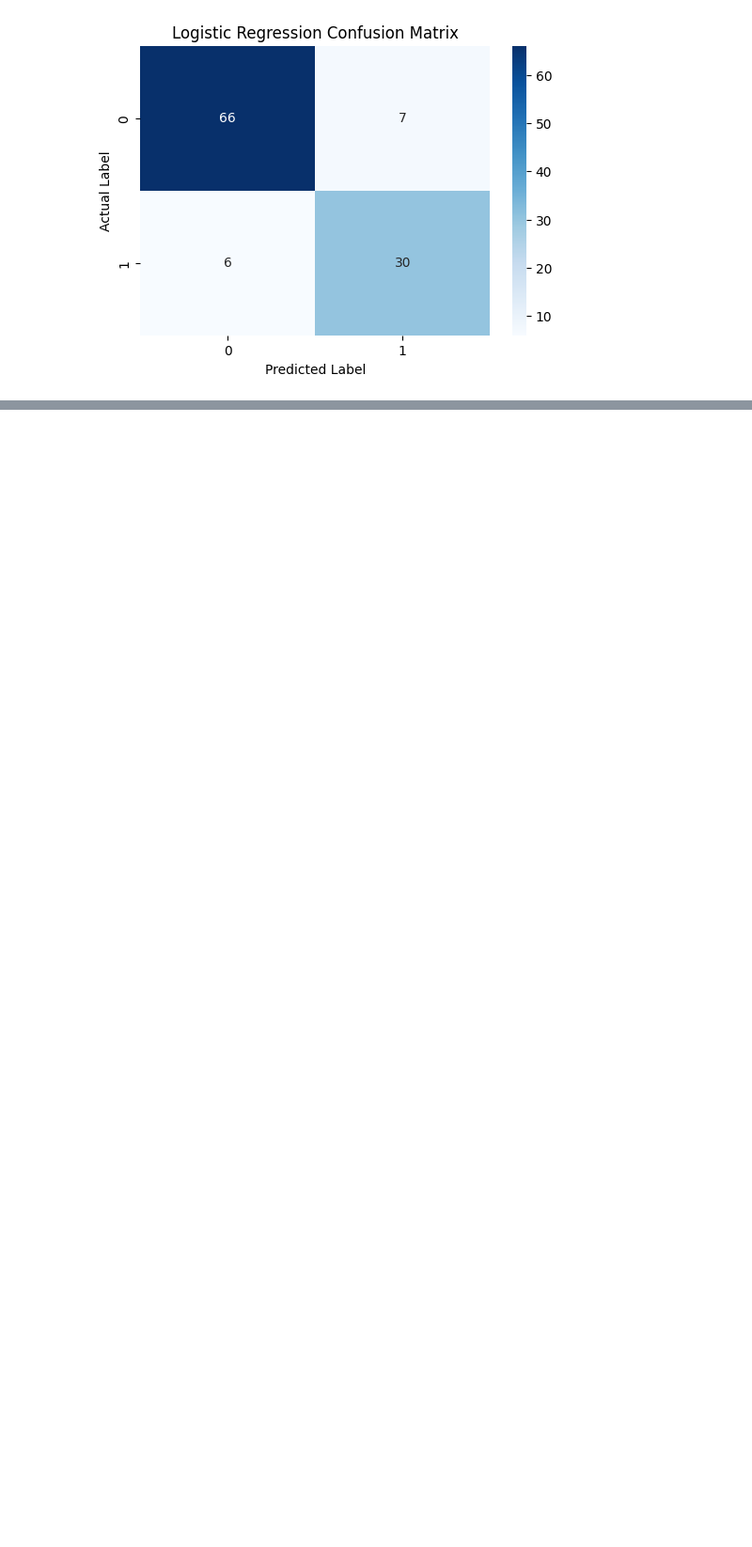
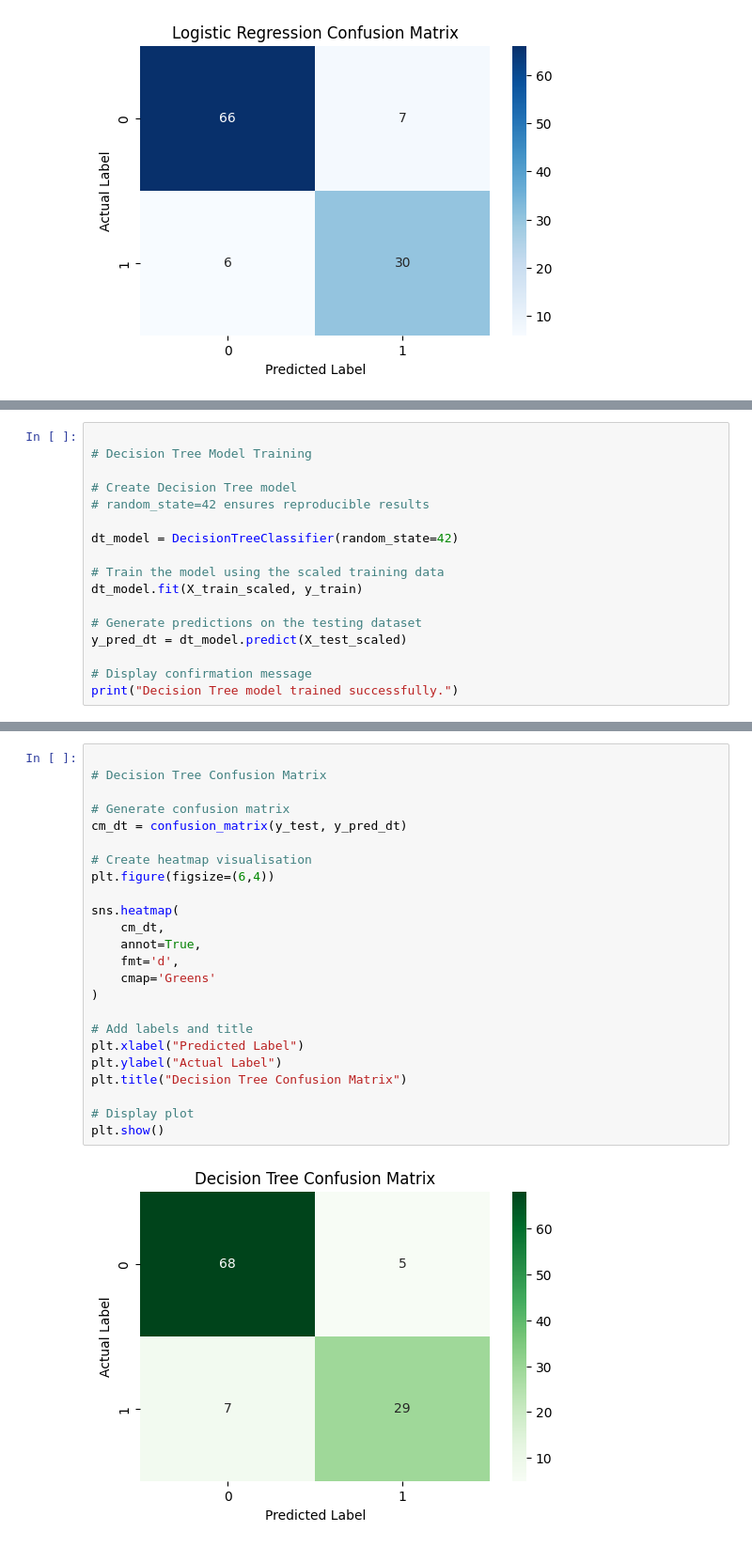
Before and after one commit to Benita2004/Pcos-Xai-Dissertation, a Jupyter notebook: notebooks/03_model_training.ipynb, the cells around one changed output, grey strips where cells are left out. Shown at 94% size. Drawn from its saved outputs; the diff is of its cells as text; blank space fills up the shorter version.

Commit message:
Train and evaluate Decision Tree classification model

```diff
--- a/notebooks/03_model_training.ipynb
+++ b/notebooks/03_model_training.ipynb
@@ -232,0 +237,17 @@ plt.show()
+# %%
+
+# Decision Tree Model Training
+
+# Create Decision Tree model
+# random_state=42 ensures reproducible results
+
+dt_model = DecisionTreeClassifier(random_state=42)
+
+# Train the model using the scaled training data
+dt_model.fit(X_train_scaled, y_train)
+
+# Generate predictions on the testing dataset
+y_pred_dt = dt_model.predict(X_test_scaled)
+
+# Display confirmation message
+print("Decision Tree model trained successfully.")
@@ -232,0 +278,26 @@ plt.show()
+# %%
+
+# Decision Tree Confusion Matrix
+
+# Generate confusion matrix
+cm_dt = confusion_matrix(y_test, y_pred_dt)
+
+# Create heatmap visualisation
+plt.figure(figsize=(6,4))
+
+sns.heatmap(
+    cm_dt,
+    annot=True,
+    fmt='d',
+    cmap='Greens'
+)
+
+# Add labels and title
+plt.xlabel("Predicted Label")
+plt.ylabel("Actual Label")
+plt.title("Decision Tree Confusion Matrix")
+
+# Display plot
+plt.show()
+# %% [output]
+[figure, added]
```
Also changed, not shown: parts of 3 cells of this notebook.
